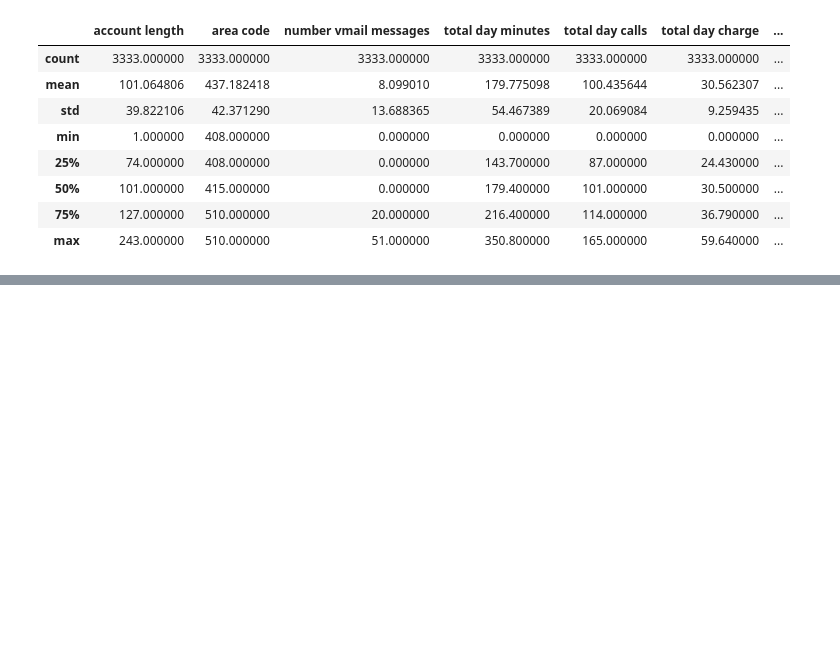
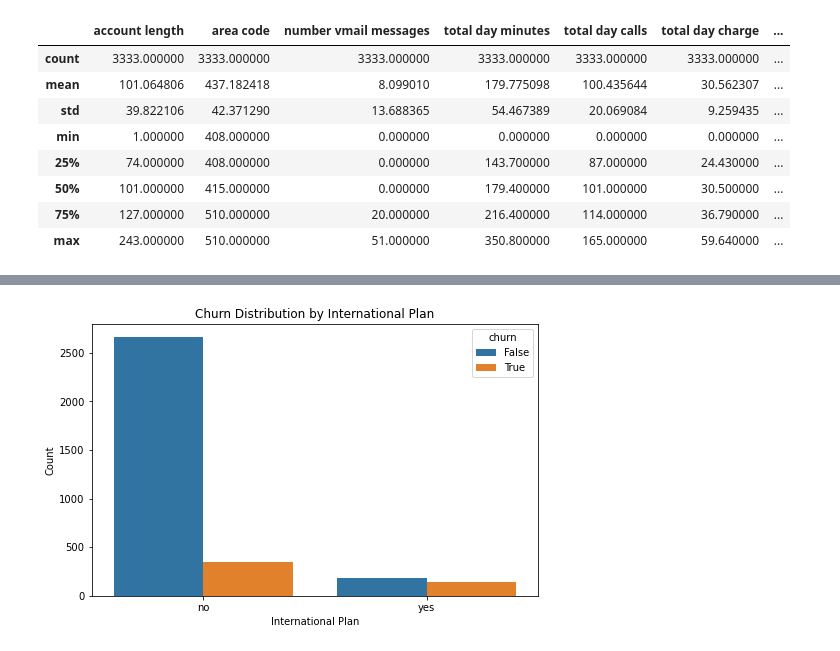
Before and after one commit to CHERUTO-CYNTHIA/MACHINELEARNING_PROJECT, a Jupyter notebook: Model.ipynb, the cells around one changed output, grey strips where cells are left out. Drawn from its saved outputs; the diff is of its cells as text; code cells hidden in the pictures; blank space fills up the shorter version.

```diff
--- a/Model.ipynb
+++ b/Model.ipynb
@@ -99,0 +121,13 @@ df.describe()
+# %%
+# Convert churn column to string type
+df['churn'] = df['churn'].astype(str)
+
+# Plot for churn vs. international plan
+plt.figure(figsize=(8, 5))
+sns.countplot(x='international plan', hue='churn', data=df)
+plt.title('Churn Distribution by International Plan')
+plt.xlabel('International Plan')
+plt.ylabel('Count')
+plt.show()
+# %% [output]
+[figure, added]
```
Also changed, not shown: parts of 8 cells of this notebook.
